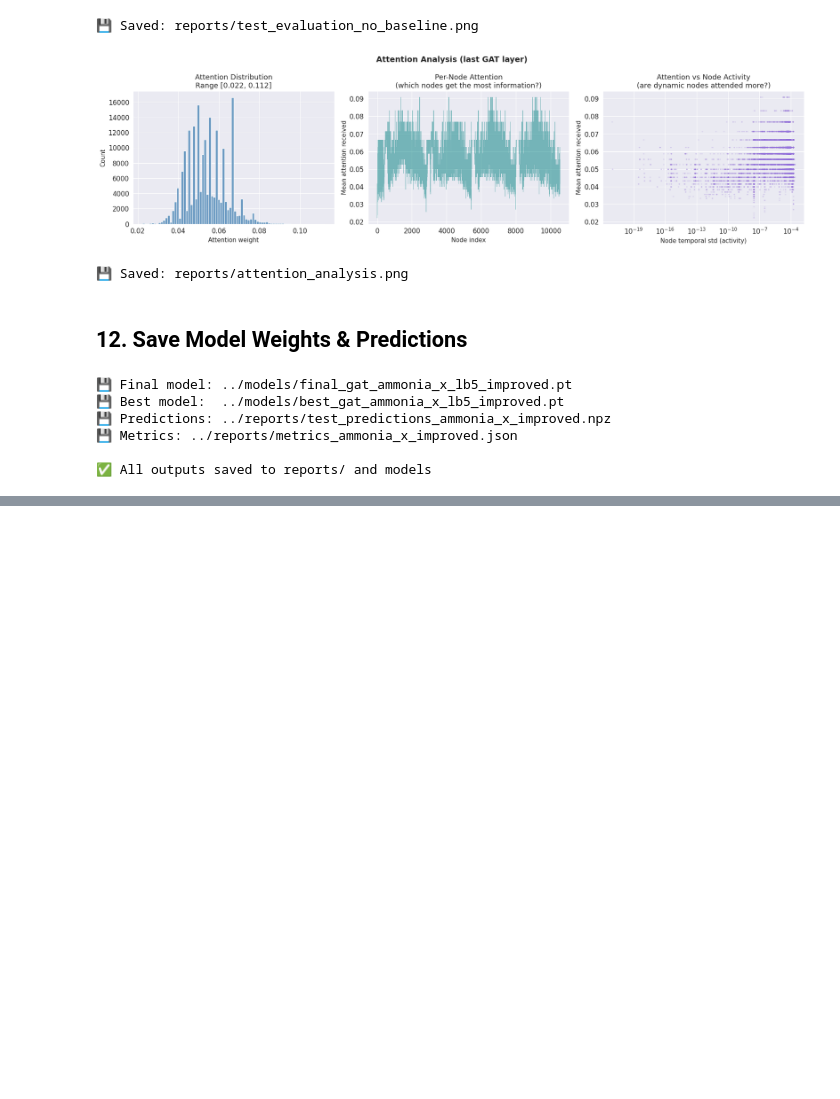
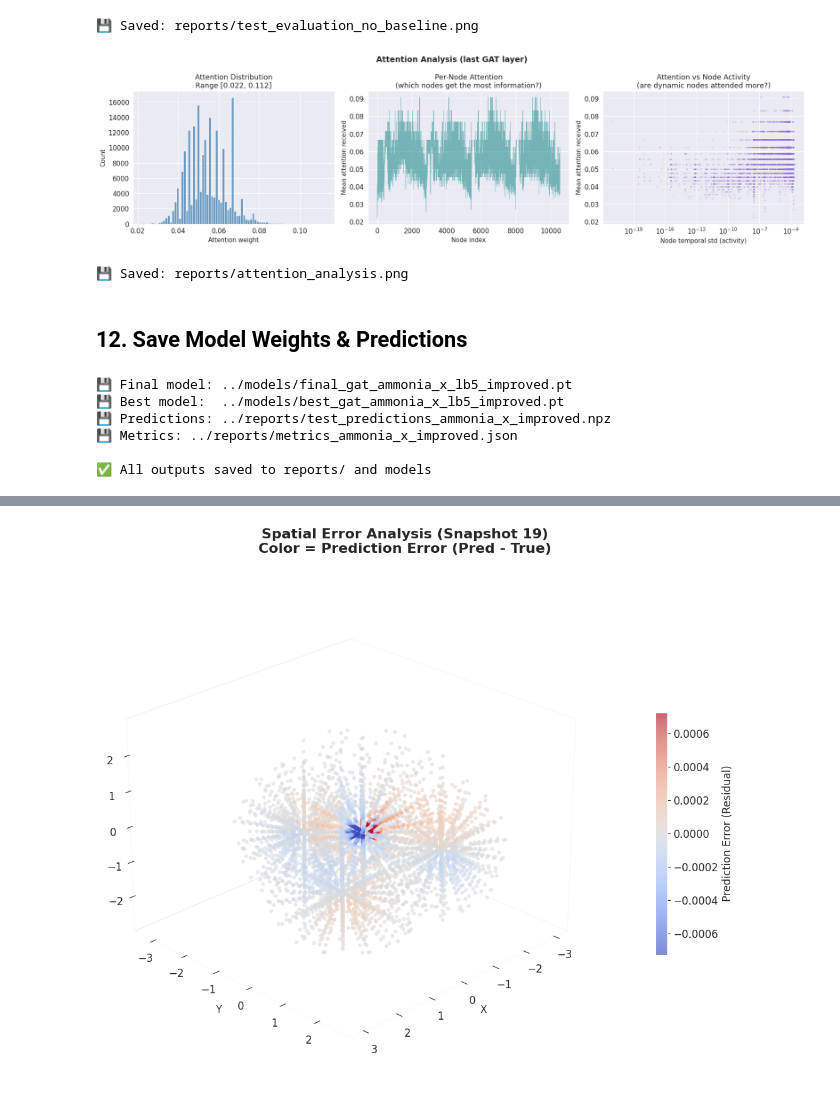
Before and after one commit to Sarthak-GS/Predicting-Electron-Interactions-as-Evolving-Graphs, a Jupyter notebook: notebooks/gnn_work_improved.ipynb, the cells around one changed output, grey strips where cells are left out. Drawn from its saved outputs; the diff is of its cells as text; code cells hidden in the pictures; blank space fills up the shorter version.

```diff
--- a/notebooks/gnn_work_improved.ipynb
+++ b/notebooks/gnn_work_improved.ipynb
@@ -1132,0 +1205,50 @@ print("\n✅ All outputs saved to reports/ and models")
+# %%
+# =============================================================================
+# 16. SCIENTIFIC 3D ERROR MAP (RESIDUAL ANALYSIS)
+# =============================================================================
+import numpy as np
+import matplotlib.pyplot as plt
+from mpl_toolkits.mplot3d import Axes3D
+
+# 1. Calculate the Error (Residuals)
+# We look at the difference: What did we predict vs what was actually there?
+error = pred_data - true_data
+
+# Filter for 'Active' nodes only (so we don't plot the empty vacuum)
+# threshold = 0.01 (adjust as needed to see the molecule shape)
+mask = (true_data > 0.01) | (pred_data > 0.01)
+
+# 2. Setup Plot
+fig = plt.figure(figsize=(14, 10))
+ax = fig.add_subplot(111, projection='3d')
+fig.suptitle(f"Spatial Error Analysis (Snapshot {sample_idx})\nColor = Prediction Error (Pred - True)",
+             fontsize=16, fontweight='bold')
+
+# 3. Plot the Error Map
+# Use 'coolwarm' colormap:
+# Red = Model over-predicted (guessed too high)
+# Blue = Model under-predicted (guessed too low)
+# White = Model was perfect
+limit = np.percentile(np.abs(error[mask]), 95) # Auto-scale color based on 95th percentile error
+
+sc = ax.scatter(grid_coords[mask, 0], grid_coords[mask, 1], grid_coords[mask, 2],
+                c=error[mask],
+                cmap='coolwarm',
+                s=20,
+                vmin=-limit, vmax=limit, # Centers the white color at 0 error
+                alpha=0.6,
+                edgecolors='none')
+
+# Add a Colorbar explaining the errors
+cbar = plt.colorbar(sc, ax=ax, shrink=0.5, pad=0.1)
+cbar.set_label('Prediction Error (Residual)', fontsize=12)
+
+# Labels & Aesthetics
+ax.set_xlabel('X'); ax.set_ylabel('Y'); ax.set_zlabel('Z')
+ax.view_init(elev=25, azim=45)
+ax.set_facecolor('white')
+ax.xaxis.pane.fill = False; ax.yaxis.pane.fill = False; ax.zaxis.pane.fill = False
+
+plt.show()
+# %% [output]
+[figure, added]
```
Also changed, not shown: parts of 4 cells of this notebook, 2 other files.
